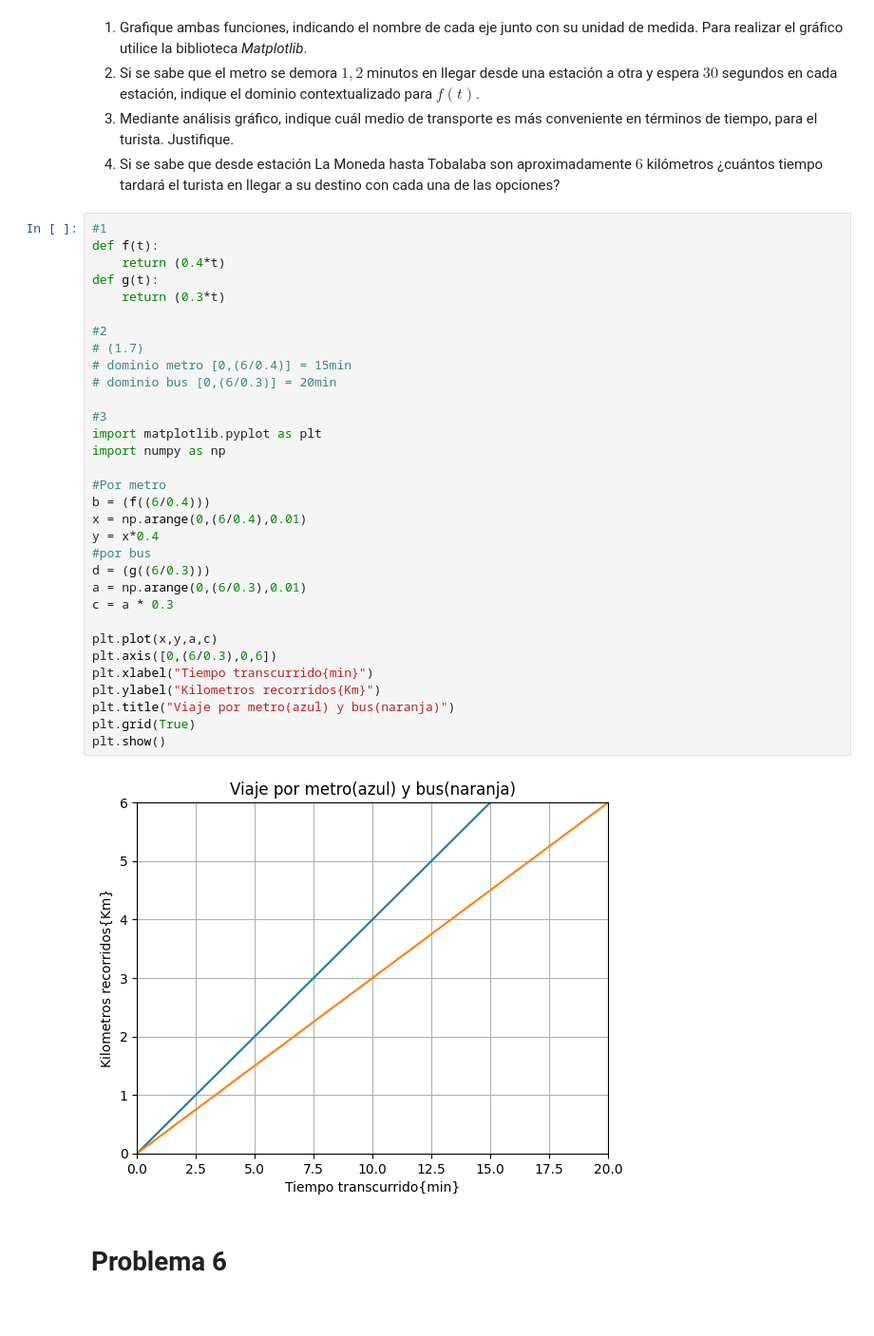
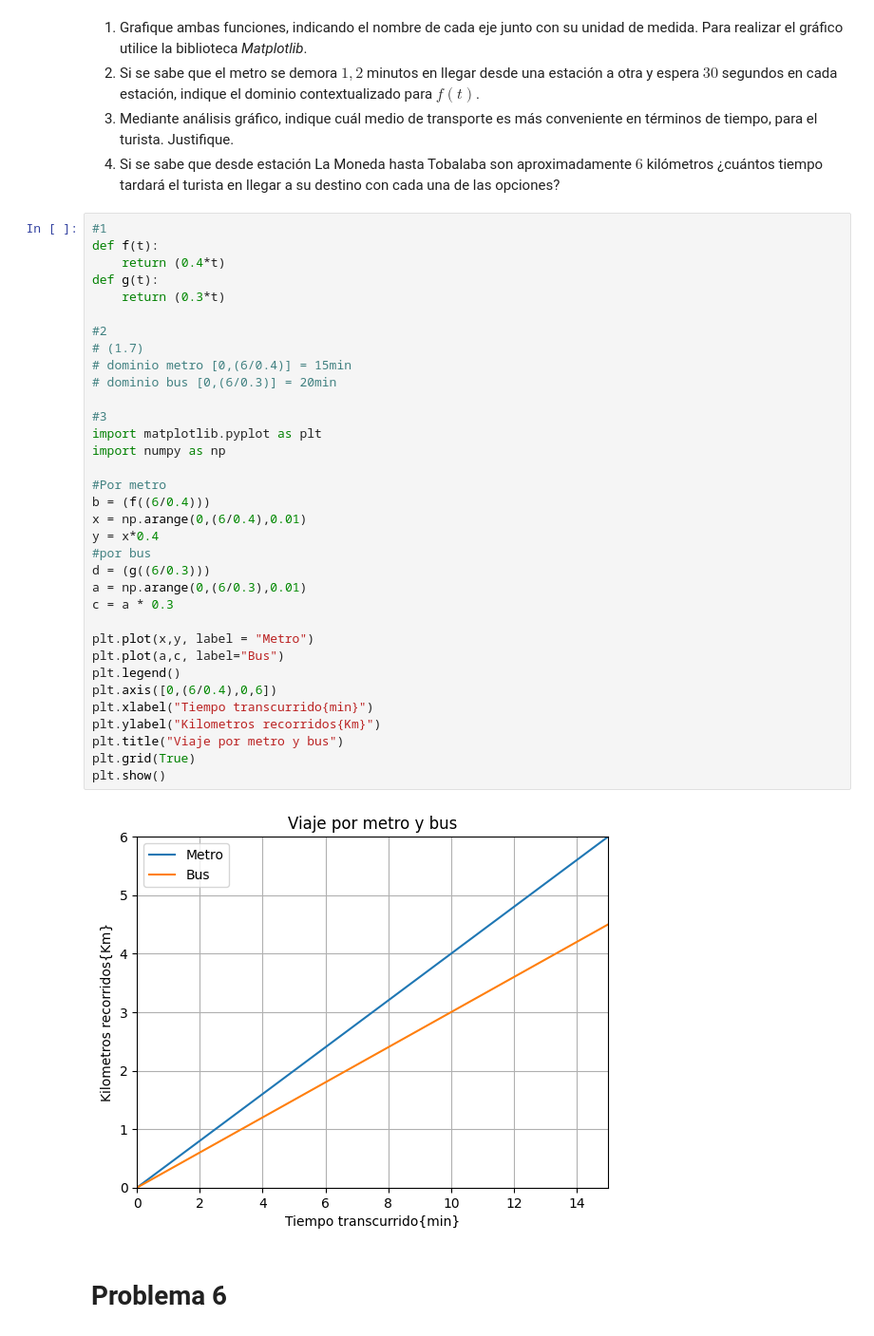
Before and after one commit to Mirfak-per/Matematica-aplicada-1, a Jupyter notebook: Clase 2/G1_Funciones.ipynb, the cells around one changed output. Shown at 95% size. Cells and saved outputs as stored; diff of their text form.

```diff
--- a/Clase 2/G1_Funciones.ipynb
+++ b/Clase 2/G1_Funciones.ipynb
@@ -181,37 +181,39 @@ Según la información anterior:
 # %%
 #1
 def f(t):
     return (0.4*t)
 def g(t):
     return (0.3*t)
 
 #2
 # (1.7)
 # dominio metro [0,(6/0.4)] = 15min
 # dominio bus [0,(6/0.3)] = 20min
 
 #3
 import matplotlib.pyplot as plt
 import numpy as np
 
 #Por metro
 b = (f((6/0.4)))
 x = np.arange(0,(6/0.4),0.01)
 y = x*0.4
 #por bus
 d = (g((6/0.3)))
 a = np.arange(0,(6/0.3),0.01)
 c = a * 0.3
 
-plt.plot(x,y,a,c)
-plt.axis([0,(6/0.3),0,6])
+plt.plot(x,y, label = "Metro")
+plt.plot(a,c, label="Bus")
+plt.legend()
+plt.axis([0,(6/0.4),0,6])
 plt.xlabel("Tiempo transcurrido{min}")
 plt.ylabel("Kilometros recorridos{Km}")
-plt.title("Viaje por metro(azul) y bus(naranja)")
+plt.title("Viaje por metro y bus")
 plt.grid(True)
 plt.show()
 # %% [output]
-[figure, old version]
+[figure, new version]
 # %% [markdown]
 # Problema 6
 # %% [markdown]
```
